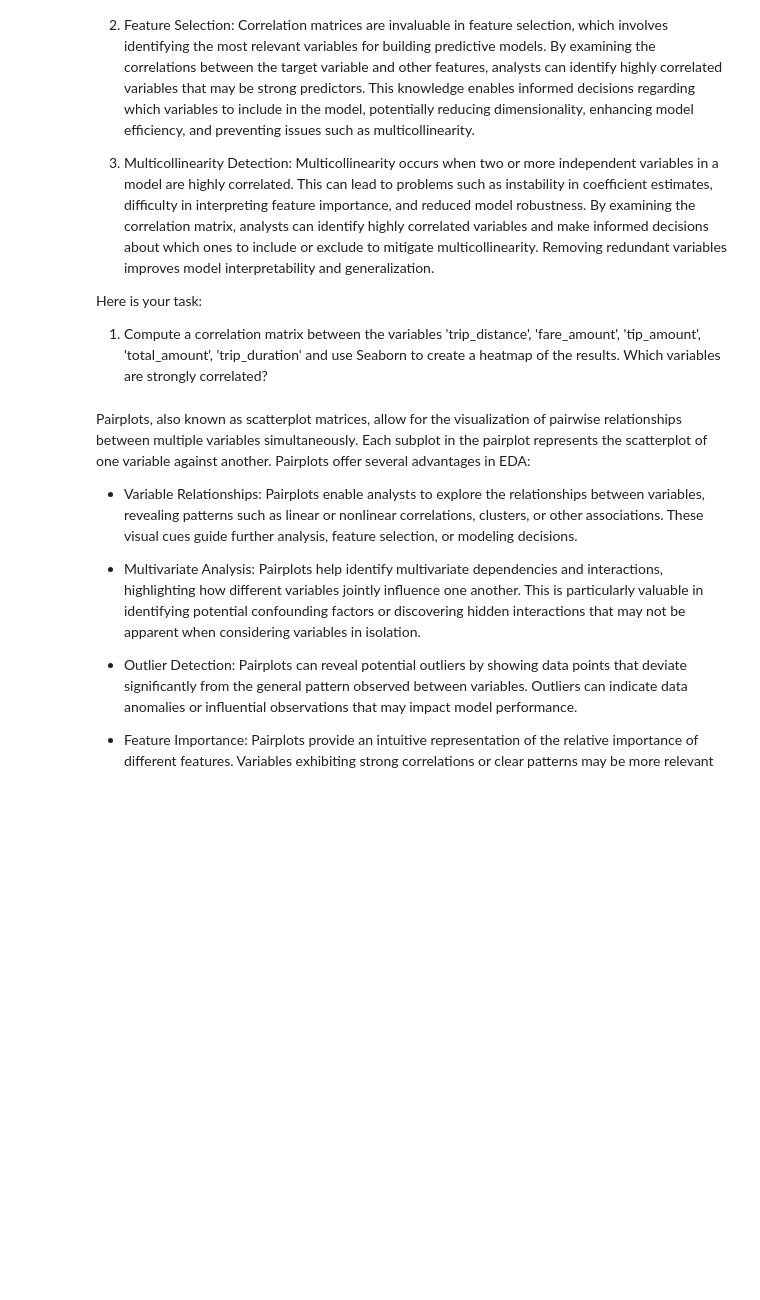
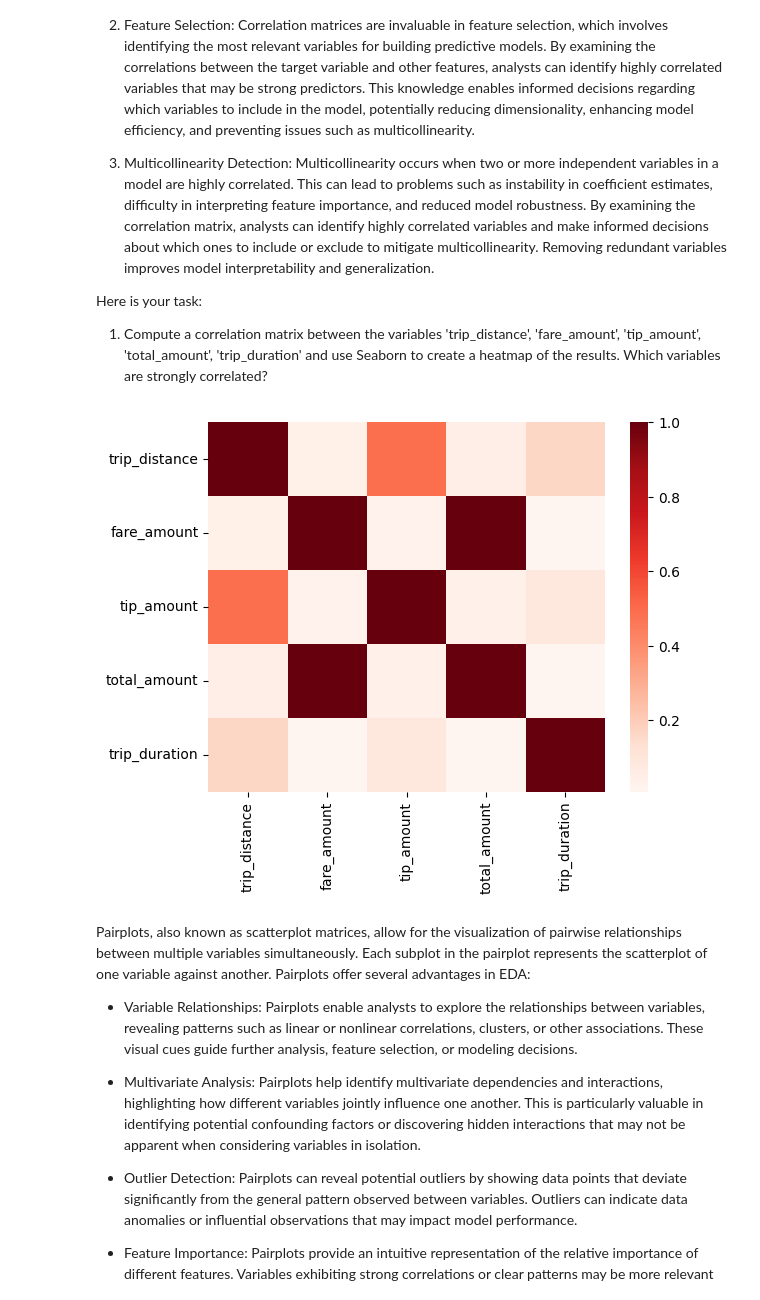
Before and after one commit to smyazdani/ucsd_ml-ai_bootcamp, a Jupyter notebook: Student_MLE_MiniProject_EDA.ipynb, the cells around one changed output. Cells and saved outputs as stored; diff of their text form; code cells hidden in the pictures; blank space fills up the shorter version.

```diff
--- a/Student_MLE_MiniProject_EDA.ipynb
+++ b/Student_MLE_MiniProject_EDA.ipynb
@@ -214,8 +204,13 @@ Here is your task:
   1. Compute a correlation matrix between the variables 'trip_distance', 'fare_amount', 'tip_amount', 'total_amount', 'trip_duration' and use Seaborn to create a heatmap of the results. Which variables are strongly correlated?
 # %%
 # Compute correlation matrix of numerical variables
+correlation_matrix = trips_2201_df[['trip_distance', 'fare_amount', 'tip_amount', 'total_amount', 'trip_duration']].corr()
 
-# Create a heatmap of the correlation matrix
+# # Create a heatmap of the correlation matrix
+sns.heatmap(correlation_matrix, cmap='Reds')
+plt.show()
+# %% [output]
+[figure, added]
 # %% [markdown]
 Pairplots, also known as scatterplot matrices, allow for the visualization of pairwise relationships between multiple variables simultaneously. Each subplot in the pairplot represents the scatterplot of one variable against another. Pairplots offer several advantages in EDA:
 
```
Also changed, not shown: parts of 14 cells of this notebook.
